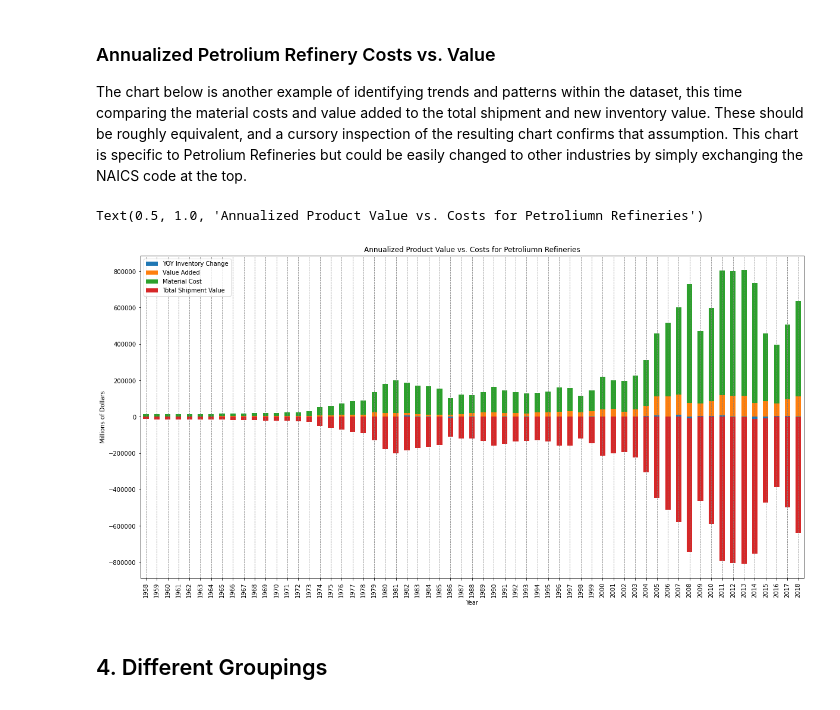
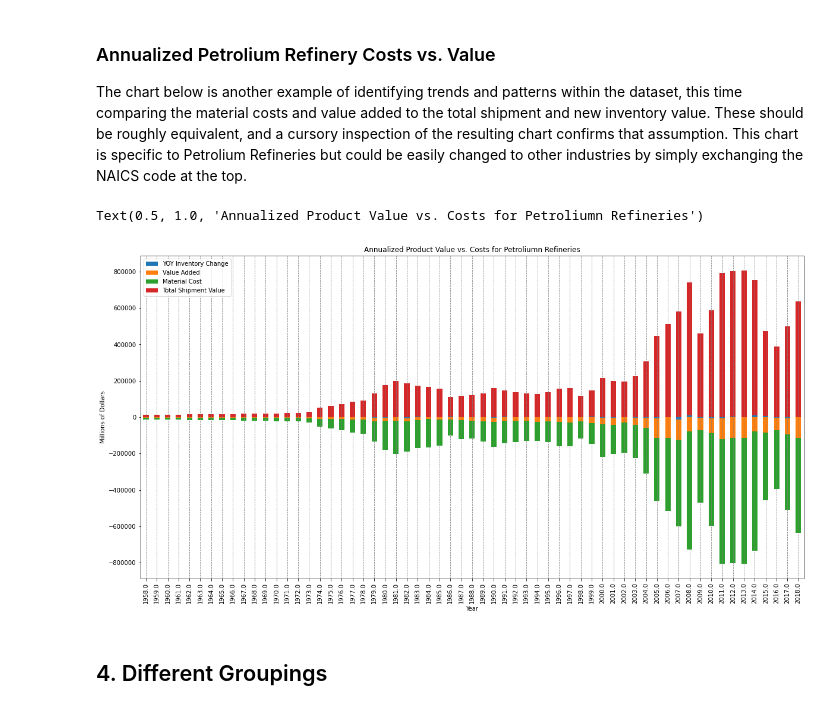
Before and after one commit to yairg98/Data-Driven-Problem-Solving, a Jupyter notebook: Midterm Project/Part 2/part2.ipynb, the cells around one changed output. Drawn from its saved outputs; the diff is of its cells as text; code cells hidden in the pictures.

```diff
--- a/Midterm Project/Part 2/part2.ipynb
+++ b/Midterm Project/Part 2/part2.ipynb
@@ -251,27 +251,28 @@ NAICS code at the top.
 # %%
 # Dataframe of all 'Petrolium Refineries' entries (NAICS: 324110)
 code = 324110
 petr_data = df[df['naics']==code].sort_values(by=['year'])
 
 # Add column for difference in inventory from previous year
 petr_data['d_inv'] = petr_data['invent'].diff()
 
 # List of columns representing contributions to vship
 costs = ['d_inv', 'vadd', 'matcost']
 
 # Filter out unneeded columns and invert vship values
-petr_data = petr_data[costs+['year']].assign(vship = -petr_data['vship'])
+petr_data = -petr_data[costs+['year']].assign(vship = -petr_data['vship'])
+petr_data['year'] = -petr_data['year']
 
 # Create and format stacked bar plot
 ax = petr_data.plot.bar(x='year', stacked=True, figsize=(20,10))
 ax.xaxis.grid(color='gray', linestyle='dashed')
 ax.set_ylabel("Millions of Dollars")
 ax.set_xlabel("Year")
 ax.legend(['YOY Inventory Change', 'Value Added', 'Material Cost', 'Total Shipment Value'])
 ax.set_title("Annualized Product Value vs. Costs for Petroliumn Refineries")
 # %% [output]
 Text(0.5, 1.0, 'Annualized Product Value vs. Costs for Petroliumn Refineries')
-[figure, old version]
+[figure, new version]
 # %% [markdown]
 ## 4. Different Groupings
 # %% [markdown]
```
Also changed, not shown: 1 other file.
